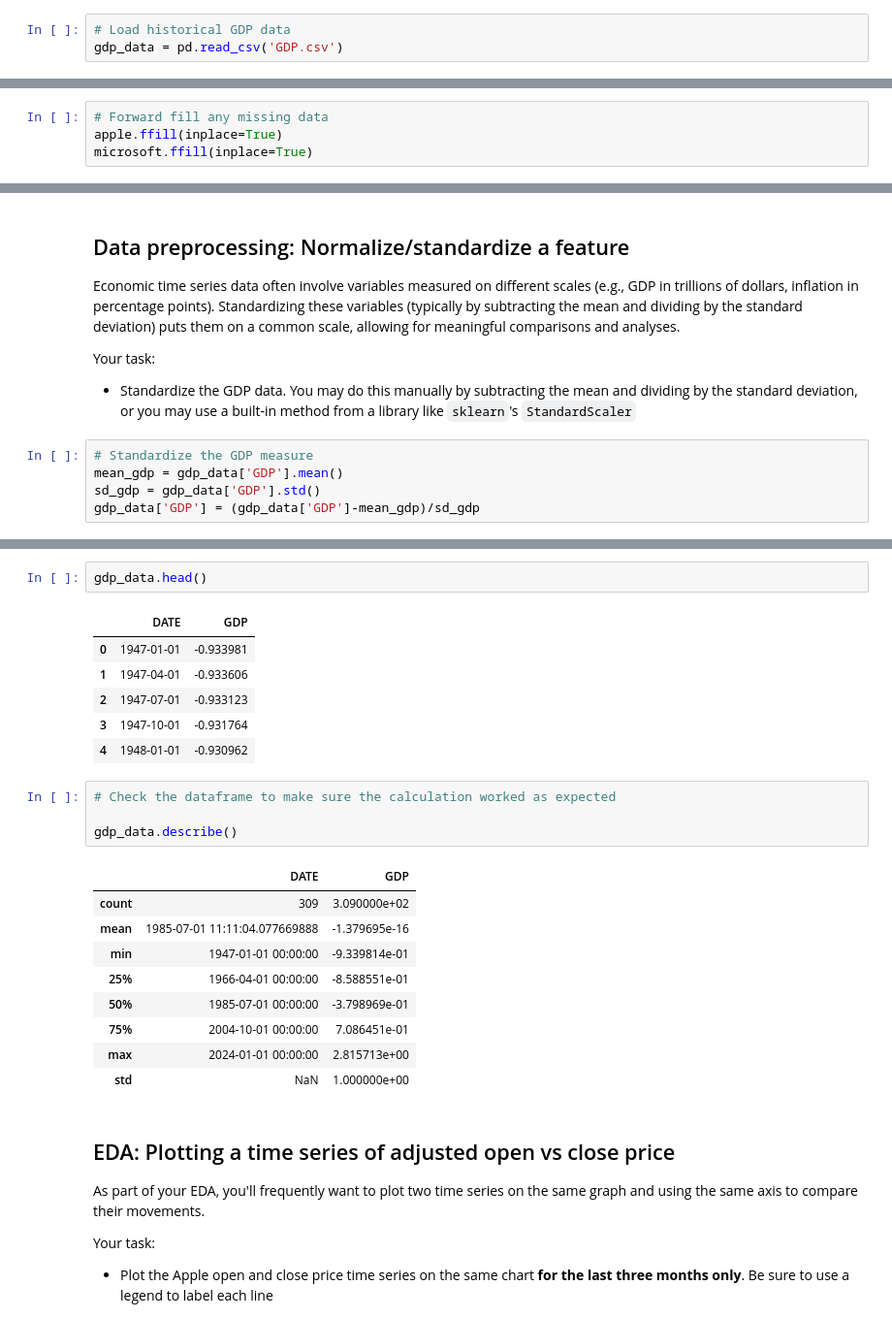
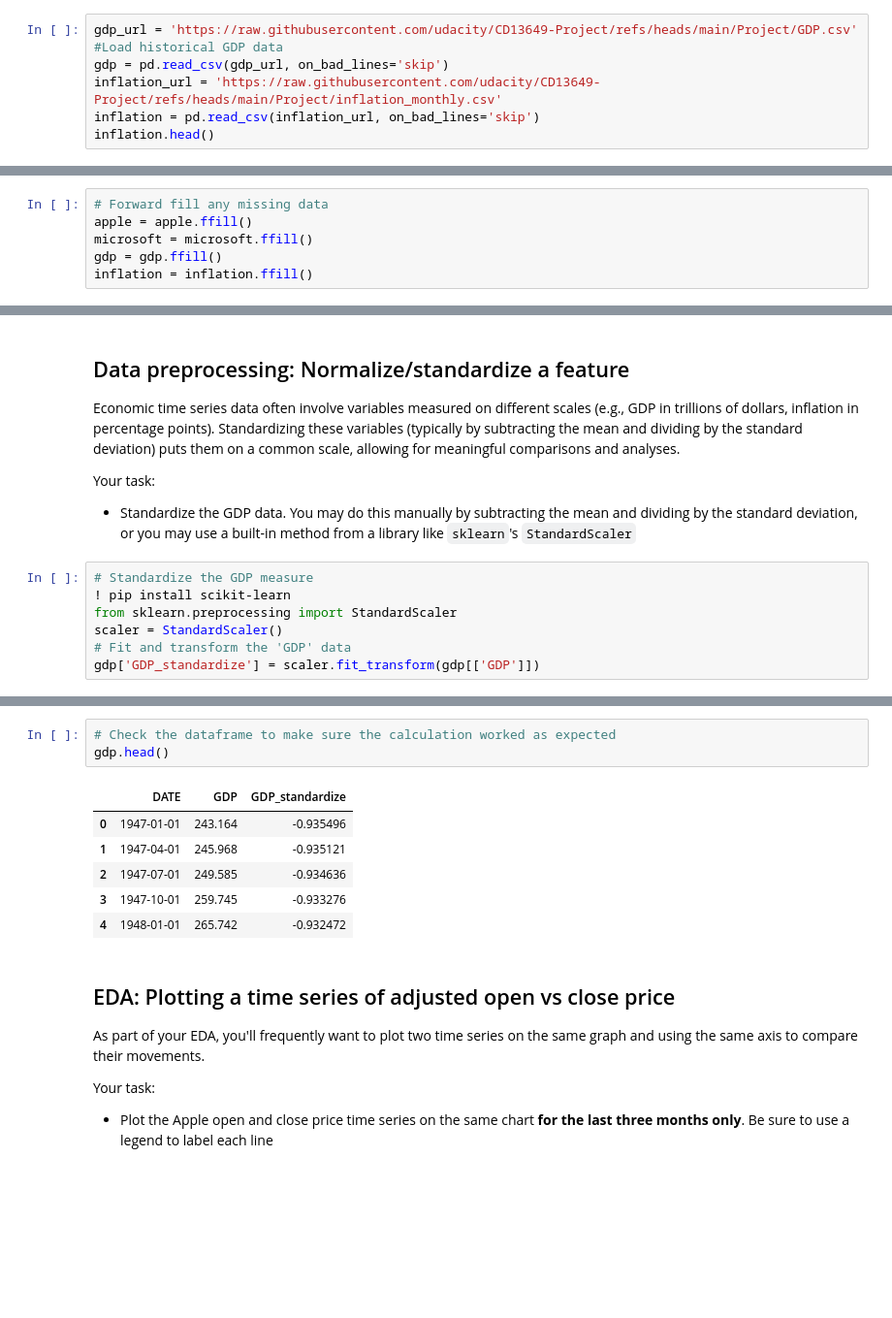
Before and after one commit to bigboy92/fend-matching-game, a Jupyter notebook: Preparing-for-data-analysis-project-student.ipynb, the cells around one changed output, grey strips where cells are left out. Shown at 97% size. Saved outputs shown, nothing was run; the diff lists cells and outputs as text; blank space fills up the shorter version.

```diff
--- a/Preparing-for-data-analysis-project-student.ipynb
+++ b/Preparing-for-data-analysis-project-student.ipynb
@@ -53,5 +34,9 @@ Data files to import:
 3. Apple stock prices
 4. Microsoft stock prices
 # %%
-# Load historical GDP data
-gdp_data = pd.read_csv('GDP.csv')
+gdp_url = 'https://raw.githubusercontent.com/udacity/CD13649-Project/refs/heads/main/Project/GDP.csv'
+#Load historical GDP data
+gdp = pd.read_csv(gdp_url, on_bad_lines='skip')
+inflation_url = 'https://raw.githubusercontent.com/udacity/CD13649-Project/refs/heads/main/Project/inflation_monthly.csv'
+inflation = pd.read_csv(inflation_url, on_bad_lines='skip')
+inflation.head()
@@ -220,6 +192,8 @@ dtype: bool
 # %%
 # Forward fill any missing data
-apple.ffill(inplace=True)
-microsoft.ffill(inplace=True)
+apple = apple.ffill()
+microsoft = microsoft.ffill()
+gdp = gdp.ffill()
+inflation = inflation.ffill()
 # %%
 # Check again for nulls after using forward fill
@@ -432,6 +358,8 @@ Your task:
 * Standardize the GDP data. You may do this manually by subtracting the mean and dividing by the standard deviation, or you may use a built-in method from a library like `sklearn`'s `StandardScaler`
 # %%
 # Standardize the GDP measure
-mean_gdp = gdp_data['GDP'].mean()
-sd_gdp = gdp_data['GDP'].std()
-gdp_data['GDP'] = (gdp_data['GDP']-mean_gdp)/sd_gdp
+! pip install scikit-learn
+from sklearn.preprocessing import StandardScaler
+scaler = StandardScaler()
+# Fit and transform the 'GDP' data
+gdp['GDP_standardize'] = scaler.fit_transform(gdp[['GDP']])
@@ -438,26 +375,13 @@ gdp_data['GDP'] = (gdp_data['GDP']-mean_gdp)/sd_gdp
-# %%
-gdp_data.head()
-# %% [output]
-|  | DATE | GDP |
-| 0 | 1947-01-01 | -0.933981 |
-| 1 | 1947-04-01 | -0.933606 |
-| 2 | 1947-07-01 | -0.933123 |
-| 3 | 1947-10-01 | -0.931764 |
-| 4 | 1948-01-01 | -0.930962 |
 # %%
 # Check the dataframe to make sure the calculation worked as expected
-
-gdp_data.describe()
+gdp.head()
 # %% [output]
-|  | DATE | GDP |
-| count | 309 | 3.090000e+02 |
-| mean | 1985-07-01 11:11:04.077669888 | -1.379695e-16 |
-| min | 1947-01-01 00:00:00 | -9.339814e-01 |
-| 25% | 1966-04-01 00:00:00 | -8.588551e-01 |
-| 50% | 1985-07-01 00:00:00 | -3.798969e-01 |
-| 75% | 2004-10-01 00:00:00 | 7.086451e-01 |
-| max | 2024-01-01 00:00:00 | 2.815713e+00 |
-| std | NaN | 1.000000e+00 |
+|  | DATE | GDP | GDP_standardize |
+| 0 | 1947-01-01 | 243.164 | -0.935496 |
+| 1 | 1947-04-01 | 245.968 | -0.935121 |
+| 2 | 1947-07-01 | 249.585 | -0.934636 |
+| 3 | 1947-10-01 | 259.745 | -0.933276 |
+| 4 | 1948-01-01 | 265.742 | -0.932472 |
 # %% [markdown]
 ## EDA: Plotting a time series of adjusted open vs close price
 
```
Also changed, not shown: parts of 70 cells of this notebook.
